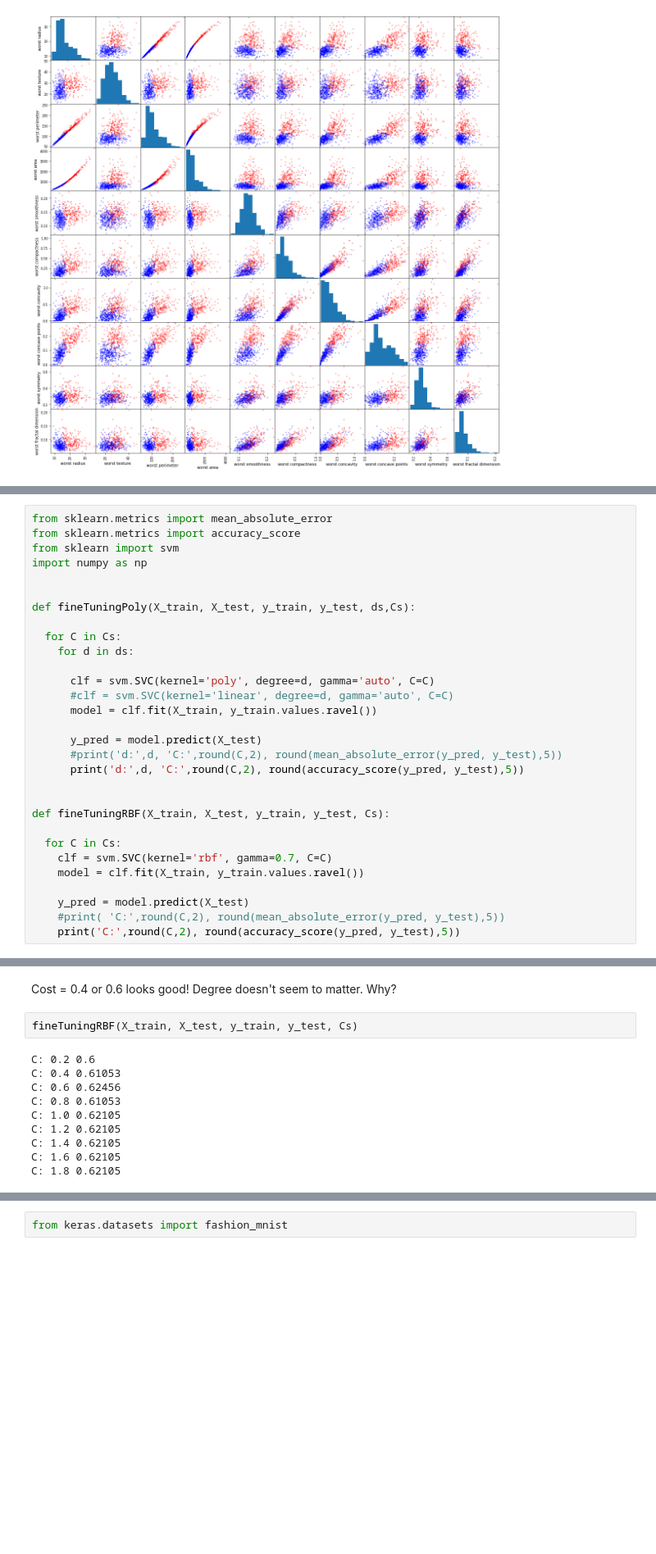
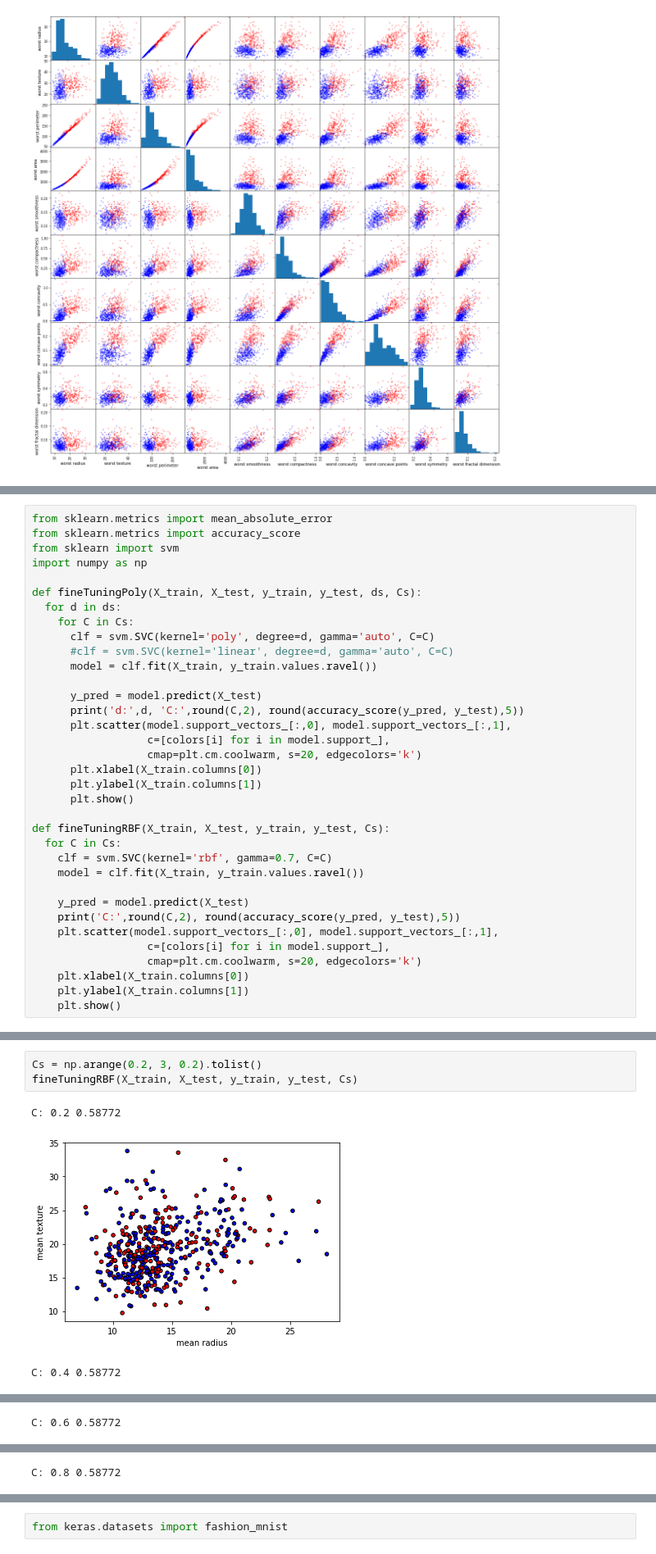
Before and after one commit to ajheller/notebooks, a Jupyter notebook: Copy_of_HW2.ipynb, the cells around one changed output, grey strips where cells are left out. Shown at 82% size. Saved outputs shown, nothing was run; the diff lists cells and outputs as text; blank space fills up the shorter version.

```diff
--- a/Copy_of_HW2.ipynb
+++ b/Copy_of_HW2.ipynb
@@ -445,30 +445,35 @@ from sklearn.metrics import accuracy_score
 from sklearn import svm
 import numpy as np
 
-
-def fineTuningPoly(X_train, X_test, y_train, y_test, ds,Cs):
-
-  for C in Cs:
-    for d in ds:
-
+def fineTuningPoly(X_train, X_test, y_train, y_test, ds, Cs):
+  for d in ds:
+    for C in Cs:
       clf = svm.SVC(kernel='poly', degree=d, gamma='auto', C=C)
       #clf = svm.SVC(kernel='linear', degree=d, gamma='auto', C=C)
       model = clf.fit(X_train, y_train.values.ravel())
 
       y_pred = model.predict(X_test)
-      #print('d:',d, 'C:',round(C,2), round(mean_absolute_error(y_pred, y_test),5))
       print('d:',d, 'C:',round(C,2), round(accuracy_score(y_pred, y_test),5))
-
+      plt.scatter(model.support_vectors_[:,0], model.support_vectors_[:,1],
+                  c=[colors[i] for i in model.support_],
+                  cmap=plt.cm.coolwarm, s=20, edgecolors='k')
+      plt.xlabel(X_train.columns[0])
+      plt.ylabel(X_train.columns[1])
+      plt.show()
 
 def fineTuningRBF(X_train, X_test, y_train, y_test, Cs):
-
   for C in Cs:
     clf = svm.SVC(kernel='rbf', gamma=0.7, C=C)
     model = clf.fit(X_train, y_train.values.ravel())
 
     y_pred = model.predict(X_test)
-    #print( 'C:',round(C,2), round(mean_absolute_error(y_pred, y_test),5))
     print('C:',round(C,2), round(accuracy_score(y_pred, y_test),5))
+    plt.scatter(model.support_vectors_[:,0], model.support_vectors_[:,1],
+                  c=[colors[i] for i in model.support_],
+                  cmap=plt.cm.coolwarm, s=20, edgecolors='k')
+    plt.xlabel(X_train.columns[0])
+    plt.ylabel(X_train.columns[1])
+    plt.show()
 # %%
 import numpy as np
 import pandas as pd
@@ -492,14 +513,7 @@ d: 3 C: 0.5 0.92544
-# %% [markdown]
-Cost = 0.4 or 0.6 looks good!  Degree doesn't seem to matter.  Why?
 # %%
+Cs = np.arange(0.2, 3, 0.2).tolist()
 fineTuningRBF(X_train, X_test, y_train, y_test, Cs)
 # %% [output]
-C: 0.2 0.6
-C: 0.4 0.61053
-C: 0.6 0.62456
-C: 0.8 0.61053
-C: 1.0 0.62105
-C: 1.2 0.62105
-C: 1.4 0.62105
-C: 1.6 0.62105
-C: 1.8 0.62105
+C: 0.2 0.58772
+[figure, added]
+C: 0.4 0.58772
@@ -505,0 +521 @@ C: 1.8 0.62105
+C: 0.6 0.58772
@@ -505,0 +523 @@ C: 1.8 0.62105
+C: 0.8 0.58772
```
Also changed, not shown: parts of 23 cells of this notebook.
